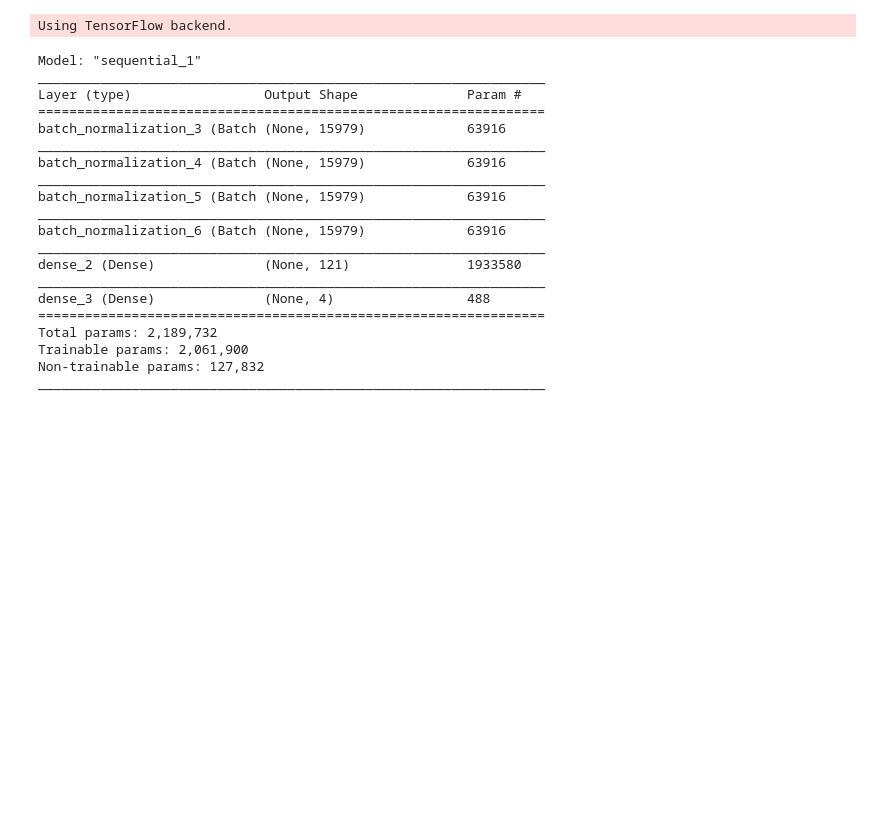
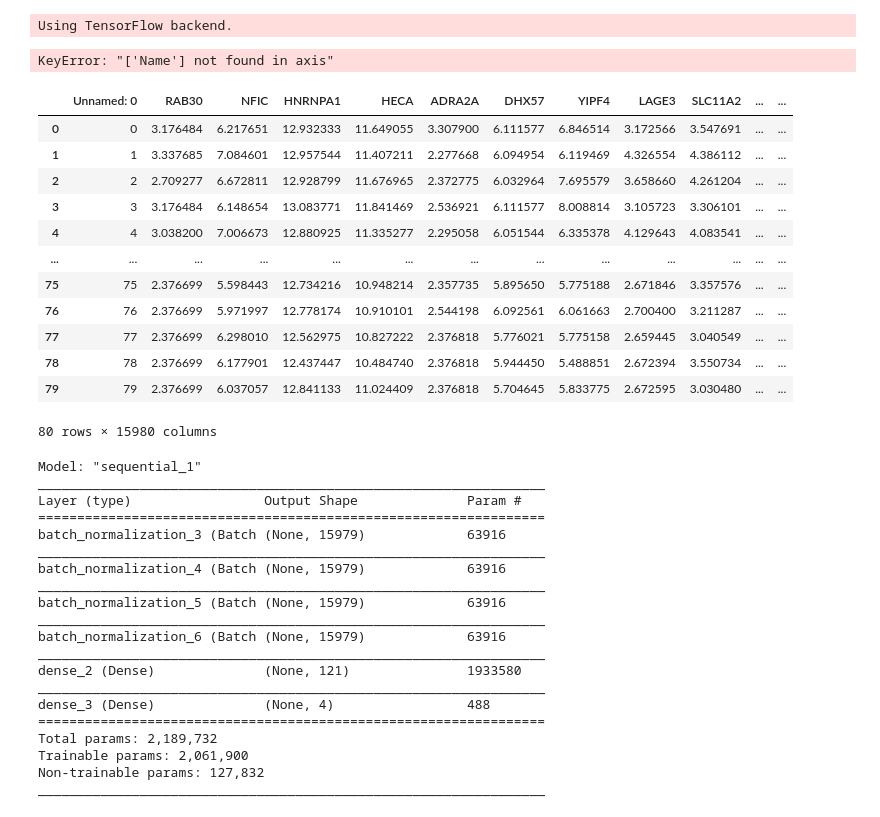
Before and after one commit to TrystanKaes/CSCI4931FinalProject, a Jupyter notebook: BasicFFNNVersion.ipynb, the cells around one changed output. Saved outputs shown, nothing was run; the diff lists cells and outputs as text; code cells hidden in the pictures; blank space fills up the shorter version.

```diff
--- a/BasicFFNNVersion.ipynb
+++ b/BasicFFNNVersion.ipynb
@@ -27,12 +27,13 @@ Using TensorFlow backend.
 # %%
 #--------- Project Administration ------------
 DatasetFilepath = './GeneticSimulation/CORE_SLE_RA_Control_blood_panels.csv'
+DatasetFilepath = './Dataset/SLE_RA_Control_blood_panelsTestData.csv'
 #--------------------------------------------
 # %%
 data = pd.read_csv(DatasetFilepath)
 data = data.drop(data.columns[0], axis=1)
 # %%
-if False:
+if True:
     # Create correlation matrix
     corr_matrix = data.corr().abs()
 
@@ -44,7 +45,7 @@ if False:
 
     # Drop features
     data.drop(to_drop, axis=1, inplace=True)
-    data.to_csv('CORE_SLE_RA_Control_blood_panels.csv')
+#     data.to_csv('CORE_SLE_RA_Control_blood_panels.csv')
 # %%
 label = LabelEncoder()
 int_data = label.fit_transform(data['Condition'])
@@ -56,6 +57,24 @@ onehot_data = onehot_data.fit_transform(int_data)
 y = onehot_data
 # %%
 x = data.drop(['Name', 'Condition'], axis=1)
+# %% [output]
+KeyError: "['Name'] not found in axis"
+# %%
+x
+# %% [output]
+|  | Unnamed: 0 | RAB30 | NFIC | HNRNPA1 | HECA | ADRA2A | DHX57 | YIPF4 | LAGE3 | SLC11A2 | ... | ... |
+| 0 | 0 | 3.176484 | 6.217651 | 12.932333 | 11.649055 | 3.307900 | 6.111577 | 6.846514 | 3.172566 | 3.547691 | ... | ... |
+| 1 | 1 | 3.337685 | 7.084601 | 12.957544 | 11.407211 | 2.277668 | 6.094954 | 6.119469 | 4.326554 | 4.386112 | ... | ... |
+| 2 | 2 | 2.709277 | 6.672811 | 12.928799 | 11.676965 | 2.372775 | 6.032964 | 7.695579 | 3.658660 | 4.261204 | ... | ... |
+| 3 | 3 | 3.176484 | 6.148654 | 13.083771 | 11.841469 | 2.536921 | 6.111577 | 8.008814 | 3.105723 | 3.306101 | ... | ... |
+| 4 | 4 | 3.038200 | 7.006673 | 12.880925 | 11.335277 | 2.295058 | 6.051544 | 6.335378 | 4.129643 | 4.083541 | ... | ... |
+| ... | ... | ... | ... | ... | ... | ... | ... | ... | ... | ... | ... | ... |
+| 75 | 75 | 2.376699 | 5.598443 | 12.734216 | 10.948214 | 2.357735 | 5.895650 | 5.775188 | 2.671846 | 3.357576 | ... | ... |
+| 76 | 76 | 2.376699 | 5.971997 | 12.778174 | 10.910101 | 2.544198 | 6.092561 | 6.061663 | 2.700400 | 3.211287 | ... | ... |
+| 77 | 77 | 2.376699 | 6.298010 | 12.562975 | 10.827222 | 2.376818 | 5.776021 | 5.775158 | 2.659445 | 3.040549 | ... | ... |
+| 78 | 78 | 2.376699 | 6.177901 | 12.437447 | 10.484740 | 2.376818 | 5.944450 | 5.488851 | 2.672394 | 3.550734 | ... | ... |
+| 79 | 79 | 2.376699 | 6.037057 | 12.841133 | 11.024409 | 2.376818 | 5.704645 | 5.833775 | 2.672595 | 3.030480 | ... | ... |
+80 rows × 15980 columns
 # %%
 # Prepare and scale the data.
 x_train, x_test, y_train, y_test = train_test_split(x, y, test_size=0.2, random_state=25)
```
Also changed, not shown: 2 other files.
